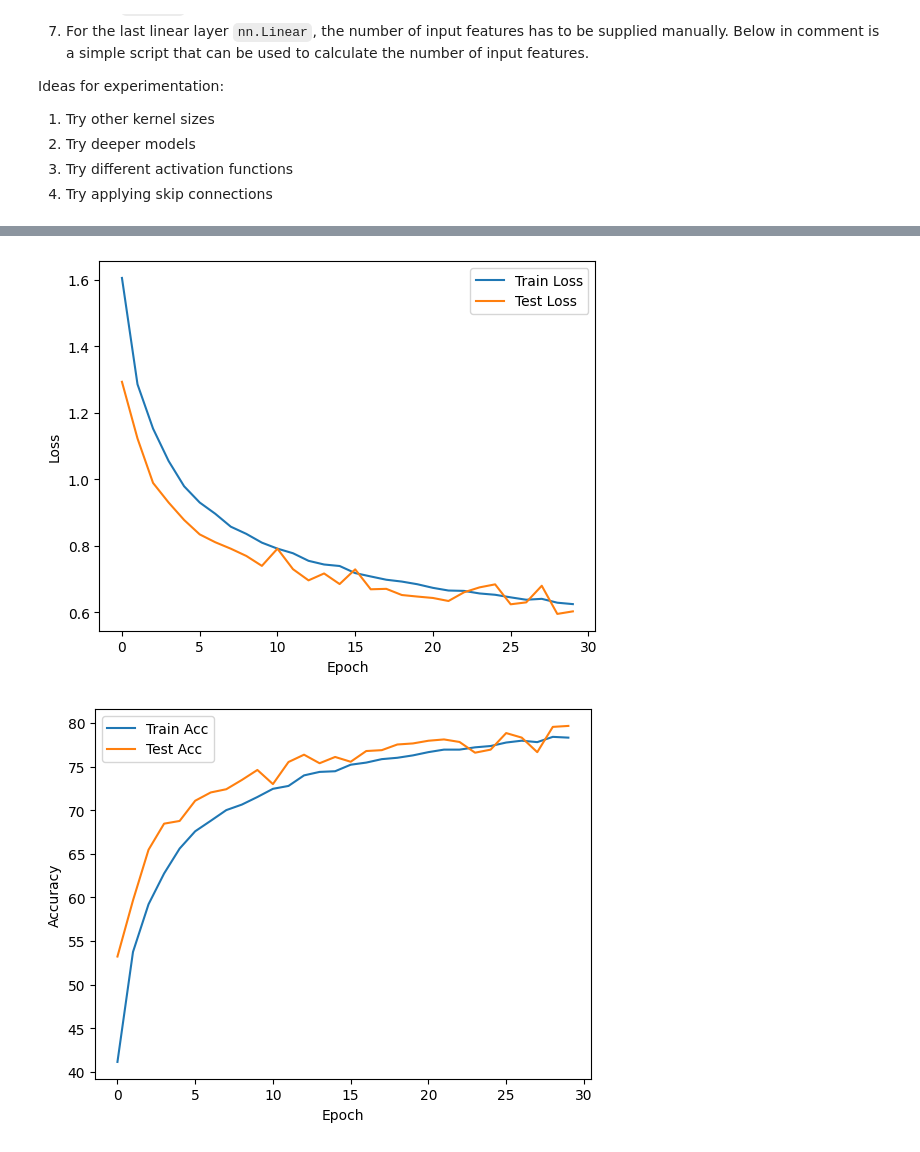
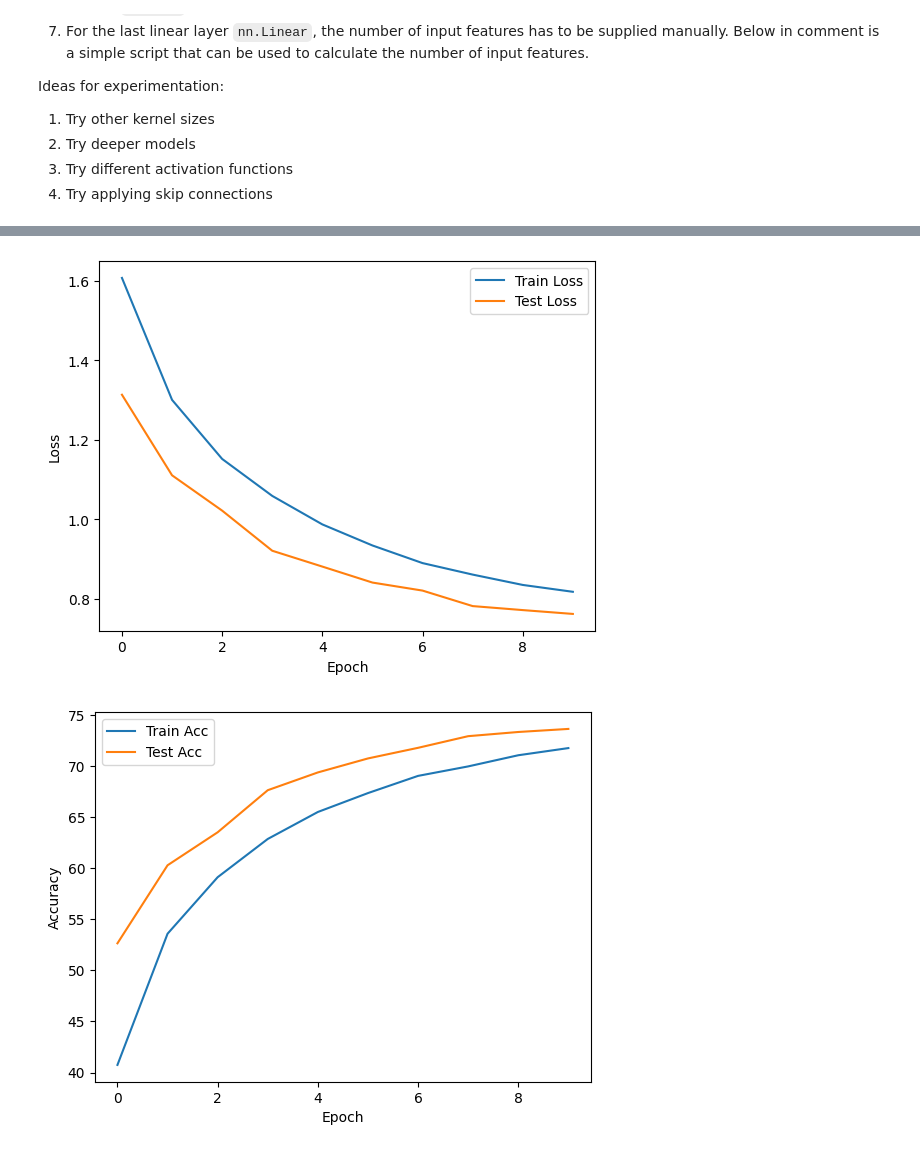
Before and after one commit to roatienza/Deep-Learning-Experiments, a Jupyter notebook: versions/2023/cnn/demo/cnn_pytorch_demo.ipynb, the cells around one changed output, grey strips where cells are left out. Drawn from its saved outputs; the diff is of its cells as text; code cells hidden in the pictures.

```diff
--- a/versions/2023/cnn/demo/cnn_pytorch_demo.ipynb
+++ b/versions/2023/cnn/demo/cnn_pytorch_demo.ipynb
@@ -51,22 +50,14 @@ class SimpleCNN(nn.Module):
         y = nn.ReLU()(self.conv2(y))
         y = nn.MaxPool2d(kernel_size=2)(y)
         y = nn.ReLU()(self.conv3(y))
-        y = y.permute(0, 2, 3, 1).contiguous().view(y.size(0), -1)
+        y = y.contiguous().view(y.size(0), -1)
 
         y = self.fc1(y)
         return y
-
-
-# use this to get the correct input shape for  fc1. In this case,
-# comment out y=self.fc1(y) and run the code below.
-#model = SimpleCNN()
-#data = torch.Tensor(1, 3, 32, 32)
-#y = model(data)
-#print("Y.shape:", y.shape)
 # %%
 
 # define the training function
-def train(model, train_loader, optimizer, criterion, device):
+def train(model, train_loader, optimizer, criterion,  device):
     model.train()
     train_loss = 0
     correct = 0
@@ -78,6 +69,8 @@ def train(model, train_loader, optimizer, criterion, device):
         loss = criterion(outputs, targets)
         loss.backward()
         optimizer.step()
+
+
 
         train_loss += loss.item()
         _, predicted = outputs.max(1)
@@ -114,7 +107,7 @@ def main():
     lr = 0.001
     momentum = 0.9
     weight_decay = 5e-4
-    epochs = 30
+    epochs = 10
     batch_size = 64
 
     # load the CIFAR10 dataset
@@ -128,9 +121,9 @@ def main():
         torchvision.transforms.ToTensor(),
         torchvision.transforms.Normalize((0.5, 0.5, 0.5), (0.5, 0.5, 0.5))
     ])
-    trainset = torchvision.datasets.CIFAR10(root='./data', train=True, download=True, transform=transform_train)
+    trainset = torchvision.datasets.CIFAR10(root='~/data', train=True, download=True, transform=transform_train)
     train_loader = torch.utils.data.DataLoader(trainset, batch_size=batch_size, shuffle=True, num_workers=2)
-    testset = torchvision.datasets.CIFAR10(root='./data', train=False, download=True, transform=transform_test)
+    testset = torchvision.datasets.CIFAR10(root='~/data', train=False, download=True, transform=transform_test)
     test_loader = torch.utils.data.DataLoader(testset, batch_size=batch_size, shuffle=False, num_workers=2)
 
     # define the model, optimizer and loss function
@@ -138,6 +131,12 @@ def main():
     optimizer = Adam(model.parameters(), lr=lr, weight_decay=weight_decay)
     criterion = nn.CrossEntropyLoss()
 
+
+    # Define the learning rate scheduler
+    lr_scheduler = CosineAnnealingLR(optimizer, T_max=epochs, eta_min=0, last_epoch=-1)
+
+    print(f"Number of model parameters: {sum(p.numel() for p in model.parameters())/1e6:.2f} million")
+    print(f"Running on: {device}")
     # train the model
     train_losses = []
     test_losses = []
@@ -145,14 +144,16 @@ def main():
     test_accs = []
     for epoch in range(epochs):
         start_time = time.time()
-        train_loss, train_acc = train(model, train_loader, optimizer, criterion, device)
+        train_loss, train_acc = train(model, train_loader, optimizer, criterion,  device)
         test_loss, test_acc = test(model, test_loader, criterion, device)
         train_losses.append(train_loss)
         test_losses.append(test_loss)
         train_accs.append(train_acc)
         test_accs.append(test_acc)
         end_time = time.time()
-        print('Epoch: {}, Train Loss: {:.4f}, Train Acc: {:.2f}%, Test Loss: {:.4f}, Test Acc: {:.2f}%, Time: {:.2f}s'.format(epoch+1, train_loss, train_acc, test_loss, test_acc, end_time-start_time))
+        lr_scheduler.step()
+
+        print('Epoch: {}, Train Loss: {:.4f}, Train Acc: {:.2f}%, Test Loss: {:.4f}, Test Acc: {:.2f}%, LR: {:.6f}, Time: {:.2f}s'.format(epoch+1, train_loss, train_acc, test_loss, test_acc, optimizer.param_groups[0]['lr'], end_time-start_time))
 
     # plot the train and test losses
     plt.plot(train_losses, label='Train Loss')
@@ -194,5 +191,5 @@ Epoch: 30, Train Loss: 0.6246, Train Acc: 78.33%, Test Loss: 0.6028, Test Acc: 7
-[figure, old version]
+[figure, new version]
-[figure, old version]
+[figure, new version]
 # %%
 from einops import rearrange
 
```
Also changed, not shown: parts of 2 cells of this notebook, 1 other file.
